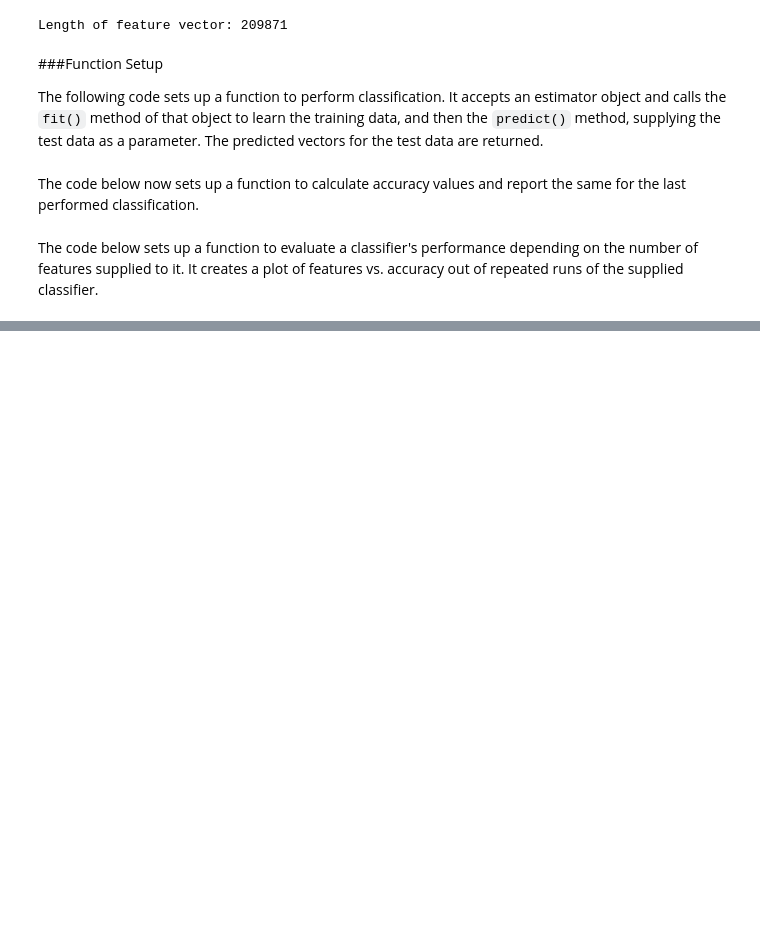
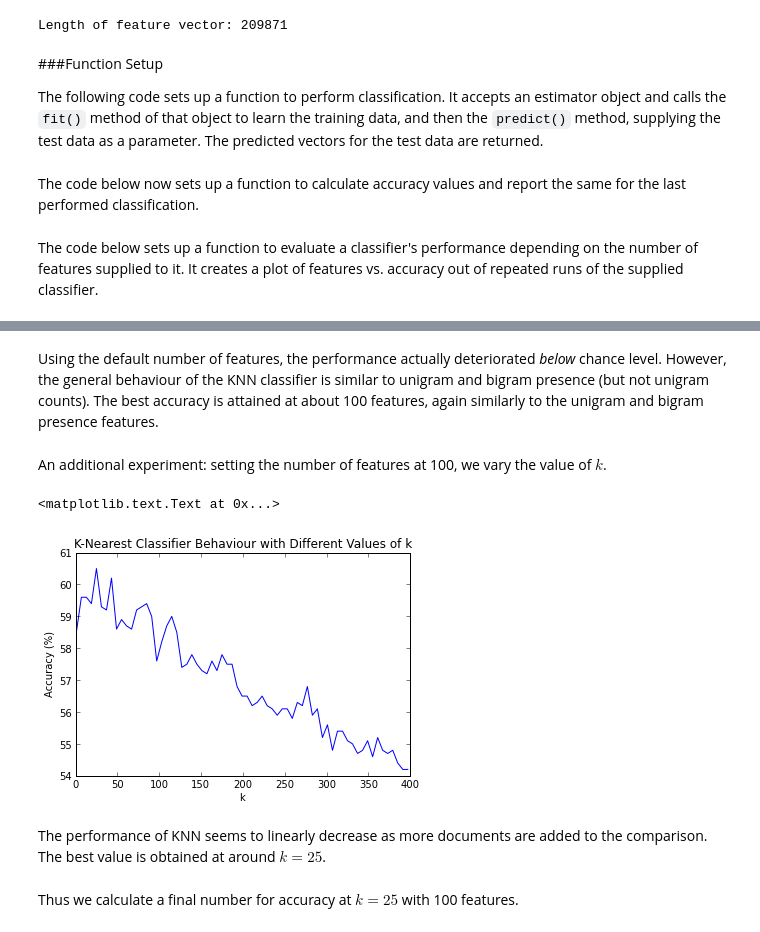
Before and after one commit to DJSagarAhire/Sentiment-Analysis-Comparative-Study, a Jupyter notebook: notebooks/04_Classification-Bigram-Counts.ipynb, the cells around one changed output, grey strips where cells are left out. Saved outputs shown, nothing was run; the diff lists cells and outputs as text; code cells hidden in the pictures; blank space fills up the shorter version.

```diff
--- a/notebooks/04_Classification-Bigram-Counts.ipynb
+++ b/notebooks/04_Classification-Bigram-Counts.ipynb
@@ -143,0 +148,5 @@ def compare_feature_performance(classifier, classifier_name='Classifier'):
+# %%
+from sklearn.neighbors import KNeighborsClassifier
+
+bigram_knn = KNeighborsClassifier()
+bigram_predict_y = classify(bigram_knn)
@@ -143,0 +171,27 @@ def compare_feature_performance(classifier, classifier_name='Classifier'):
+# %% [markdown]
+Using the default number of features, the performance actually deteriorated *below* chance level. However, the general behaviour of the KNN classifier is similar to unigram and bigram presence (but not unigram counts). The best accuracy is attained at about 100 features, again similarly to the unigram and bigram presence features.
+# %% [markdown]
+An additional experiment: setting the number of features at 100, we vary the value of $k$.
+# %%
+from sklearn.neighbors import KNeighborsClassifier
+from sklearn.metrics import accuracy_score
+
+kvals = range(1, 400, 6)
+accuracies = []
+
+for k in kvals:
+    bigram_knn = KNeighborsClassifier(k)
+    bigram_predict_y = select_classify(bigram_knn, 100)
+    accuracies.append(accuracy_score(bigram_test_y, bigram_predict_y) * 100)
+
+plot(kvals, accuracies)
+xlabel('k')
+ylabel('Accuracy (%)')
+title('K-Nearest Classifier Behaviour with Different Values of k')
+# %% [output]
+<matplotlib.text.Text at 0x...>
+[figure, added]
+# %% [markdown]
+The performance of KNN seems to linearly decrease as more documents are added to the comparison. The best value is obtained at around $k=25$.
+# %% [markdown]
+Thus we calculate a final number for accuracy at $k=25$ with 100 features.
```
Also changed, not shown: parts of 42 cells of this notebook.
